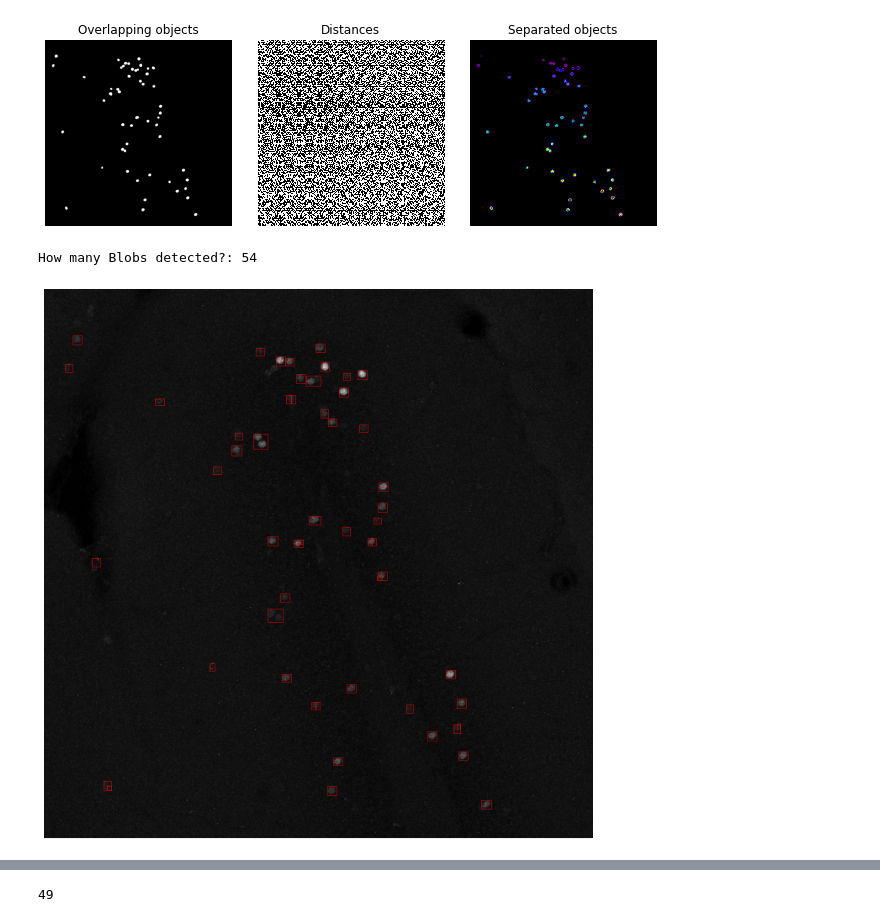
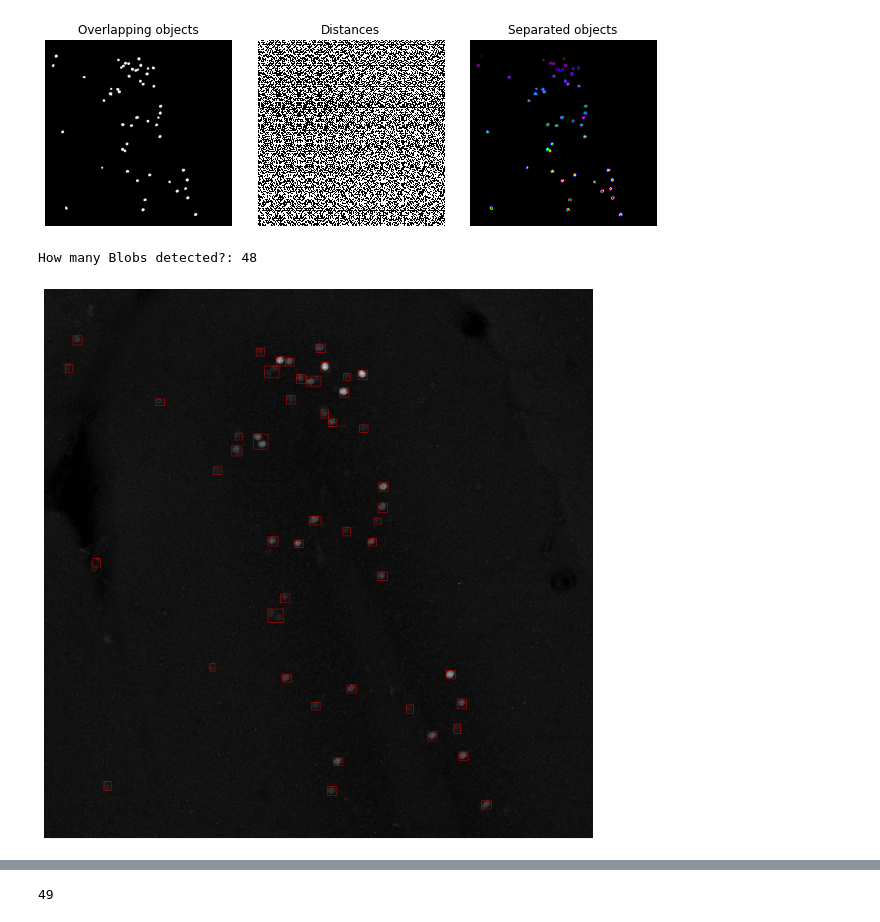
Before and after one commit to Ashu156/Image-Processing, a Jupyter notebook: cFos-quantification/cFos_segmentation_deepflash.ipynb, the cells around one changed output, grey strips where cells are left out. Saved outputs shown, nothing was run; the diff lists cells and outputs as text; code cells hidden in the pictures.

```diff
--- a/cFos-quantification/cFos_segmentation_deepflash.ipynb
+++ b/cFos-quantification/cFos_segmentation_deepflash.ipynb
@@ -215,36 +215,37 @@ import matplotlib.patches as mpatches
 
 # ashu_watershed = watershed(ashu, markers = ashu, connectivity = 1)
 # plt.imshow(ashu_watershed)
-sample_l = label(labels)
+# sample_l = label(labels)
+sample_l = label(ashu)
 sample_rp = regionprops(sample_l)
 print('How many Blobs detected?:', len(sample_rp))
 
 
 fig, ax = plt.subplots(figsize=(12, 12))
 ax.imshow(image, cmap = 'gray')
 
 for region in regionprops(sample_l):
     # take regions with large enough areas
     # if region.area >= 100:
         # draw rectangle around segmented coins
       minr, minc, maxr, maxc = region.bbox
       rect = mpatches.Rectangle((minc, minr), maxc - minc, maxr - minr,
                                   fill=False, edgecolor='red', linewidth=0.5)
       ax.add_patch(rect)
 
 ax.set_axis_off()
 
 ashu = regionprops_table(sample_l, image,
                          properties = ['label',
                                        'area',
                                        'centroid',
                                        'perimeter',
                                        'coords',
                                        'equivalent_diameter',
                                        'mean_intensity',
                                        'solidity'])
 # %% [output]
-How many Blobs detected?: 54
+How many Blobs detected?: 48
-[figure, old version]
+[figure, new version]
 # %%
 import pandas as pd
```
Also changed, not shown: parts of 2 cells of this notebook.
